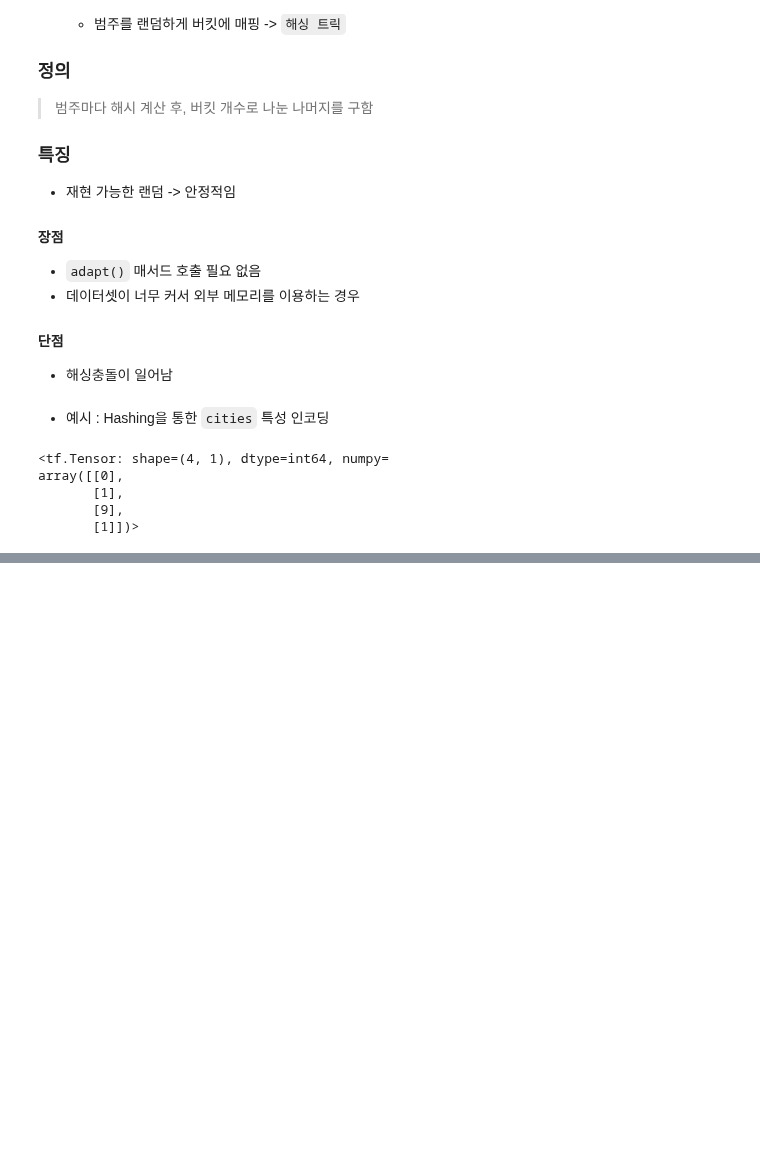
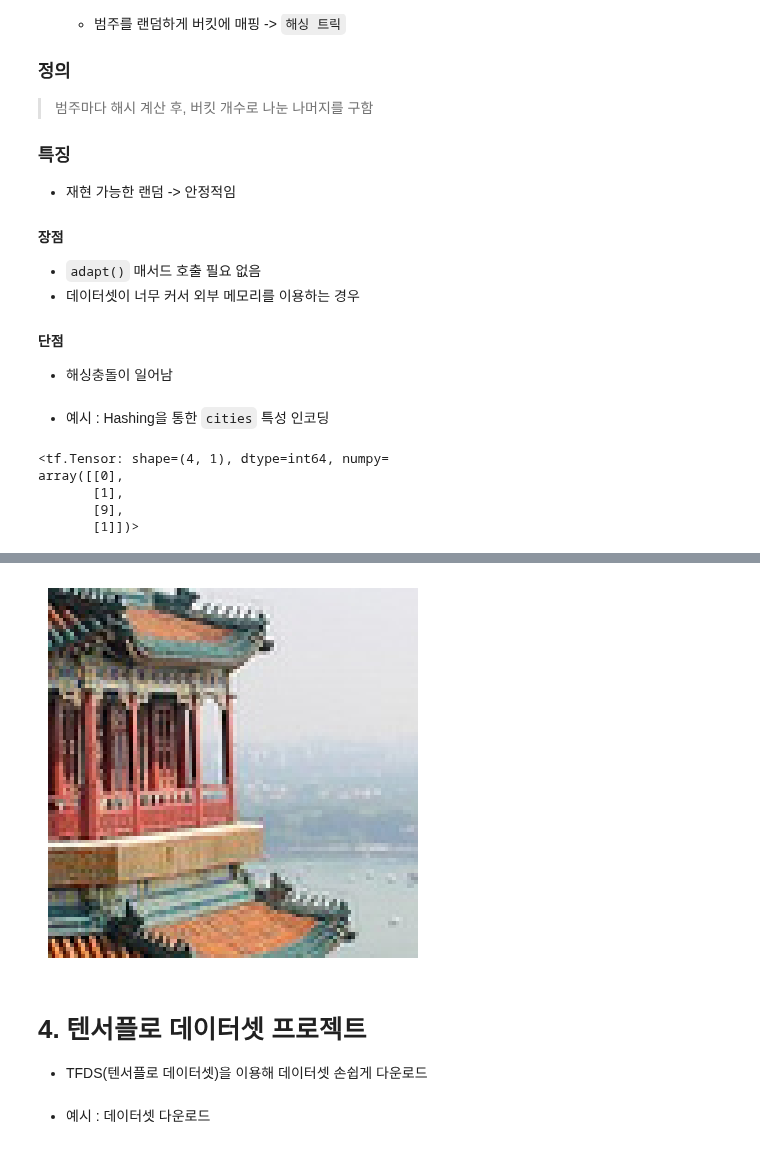
Before and after one commit to instar94/ml_tutorial, a Jupyter notebook: 06.Machine-Learning/handson/13_tensorflow_loading_processing_data.ipynb, the cells around one changed output, grey strips where cells are left out. Cells and saved outputs as stored; diff of their text form; code cells hidden in the pictures; blank space fills up the shorter version.

```diff
--- a/06.Machine-Learning/handson/13_tensorflow_loading_processing_data.ipynb
+++ b/06.Machine-Learning/handson/13_tensorflow_loading_processing_data.ipynb
@@ -1123,0 +1321,11 @@ array([[0],
+# %%
+plt.imshow(cropped_images[0] / 255)
+plt.axis("off")
+plt.show()
+# %% [output]
+[figure, added]
+# %% [markdown]
+# 4. 텐서플로 데이터셋 프로젝트
+- TFDS(텐서플로 데이터셋)을 이용해 데이터셋 손쉽게 다운로드
+# %% [markdown]
+- 예시 : 데이터셋 다운로드
```
Also changed, not shown: parts of 31 cells of this notebook.
